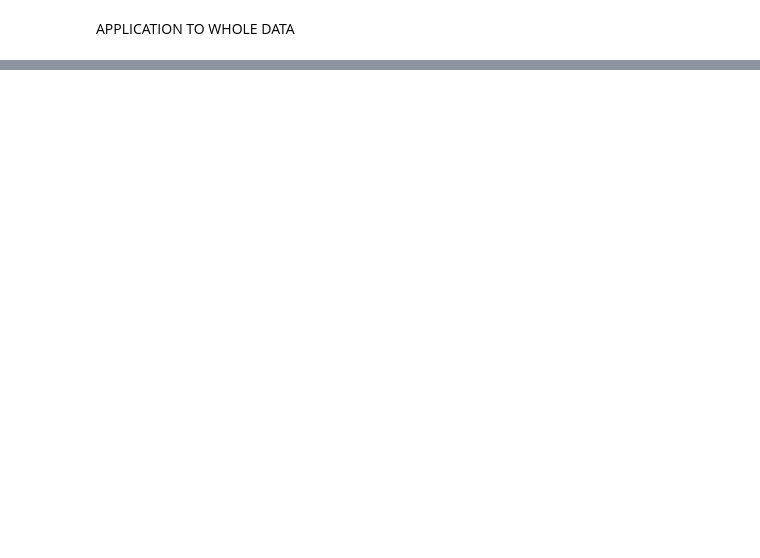
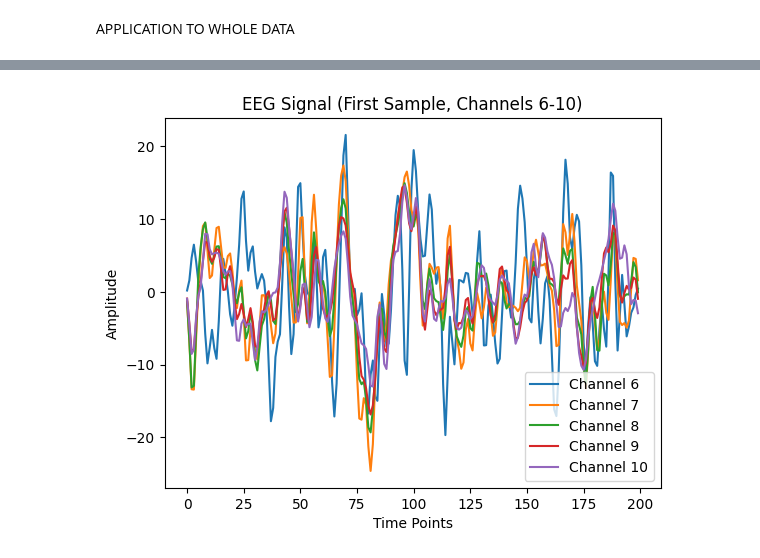
Before and after one commit to hamzaowaisog/EEg-based-Emotion-Recognition, a Jupyter notebook: Version 2_Hamza/SEED_new_approach.ipynb, the cells around one changed output, grey strips where cells are left out. Drawn from its saved outputs; the diff is of its cells as text; code cells hidden in the pictures; blank space fills up the shorter version.

```diff
--- a/Version 2_Hamza/SEED_new_approach.ipynb
+++ b/Version 2_Hamza/SEED_new_approach.ipynb
@@ -379,0 +398,10 @@ Processed 152730 EEG samples.
+# %%
+# Compute variance across time points for each channel
+eeg_data, _ = processed_data[0]
+variance = np.var(eeg_data, axis=1)
+print(f'Variance across channels: {variance}')
+
+# Flag channels with unusually high variance
+threshold = np.mean(variance) + 3 * np.std(variance)  # 3-sigma rule
+artifact_channels = np.where(variance > threshold)[0]
+print(f'Channels with artifacts: {artifact_channels}')
@@ -379,0 +426,11 @@ Processed 152730 EEG samples.
+# %%
+# Visualize next 5 channels of the first sample
+for channel in range(5, 10):  # Channels 6 to 10
+    plt.plot(eeg_data[channel, :], label=f'Channel {channel+1}')
+plt.title('EEG Signal (First Sample, Channels 6-10)')
+plt.xlabel('Time Points')
+plt.ylabel('Amplitude')
+plt.legend()
+plt.show()
+# %% [output]
+[figure, added]
```
Also changed, not shown: parts of 25 cells of this notebook.
